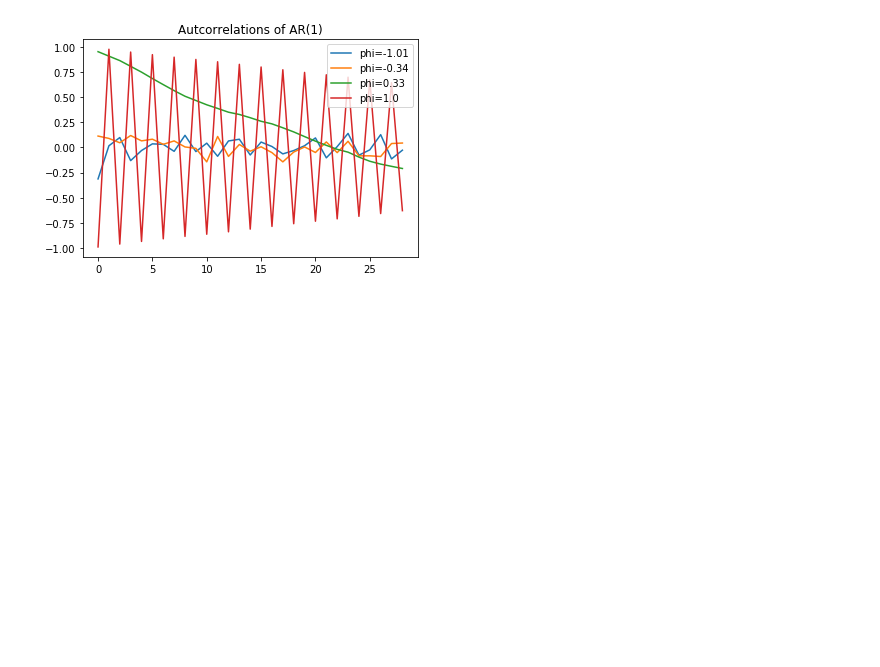
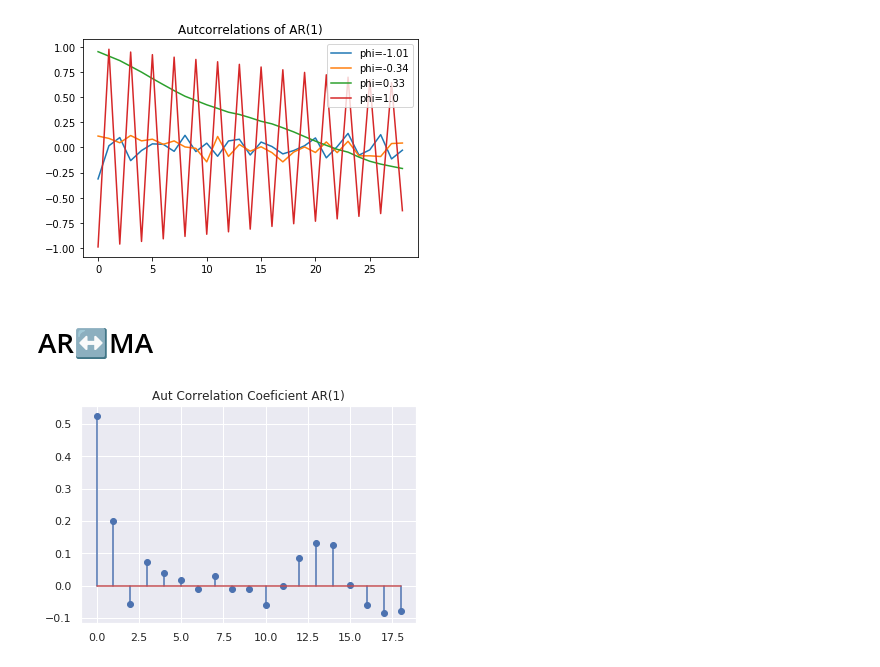
Before and after one commit to msamunetogetoge/masamune, a Jupyter notebook: autcor.ipynb, the cells around one changed output. Saved outputs shown, nothing was run; the diff lists cells and outputs as text; code cells hidden in the pictures; blank space fills up the shorter version.

```diff
--- a/autcor.ipynb
+++ b/autcor.ipynb
@@ -283,3 +281,40 @@ plt.title("Autcorrelations of AR(1)")
 plt.savefig("autsAR(1).png")
 # %% [output]
 [figure]
+# %% [markdown]
+# AR↔MA
+# %%
+import numpy as np
+import pandas as pd
+import matplotlib.pyplot as plt
+import seaborn as sns
+sns.set()
+np.random.seed(seed=1)
+# %%
+#AR
+phi = 0.6
+epsilon = np.random.randn(200000)
+T=100
+Y=np.zeros(T)
+for t in range(1,T):
+    Y[t]=phi*Y[t-1] +epsilon[t]
+# %%
+#AR like MR
+y=np.zeros((3,T))
+M=[100,1000,100000]
+y[:,0]=0
+for i in range(3):
+    for t in range(1,T):
+        y[i,t]= epsilon[t]
+        for m in range(M[i]):
+            y[i,t]+= phi**m *epsilon[m+t]
+# %%
+Aut_r =[]
+for i in range(20):
+    r = autcor(Y,i)
+    Aut_r =np.append(Aut_r, r)
+plt.stem(Aut_r[1:], use_line_collection=False)
+plt.title("Aut Correlation Coeficient AR(1)")
+plt.savefig("AutcorAR(1).png")
+# %% [output]
+[figure, added]
```
Also changed, not shown: parts of 11 cells of this notebook.
